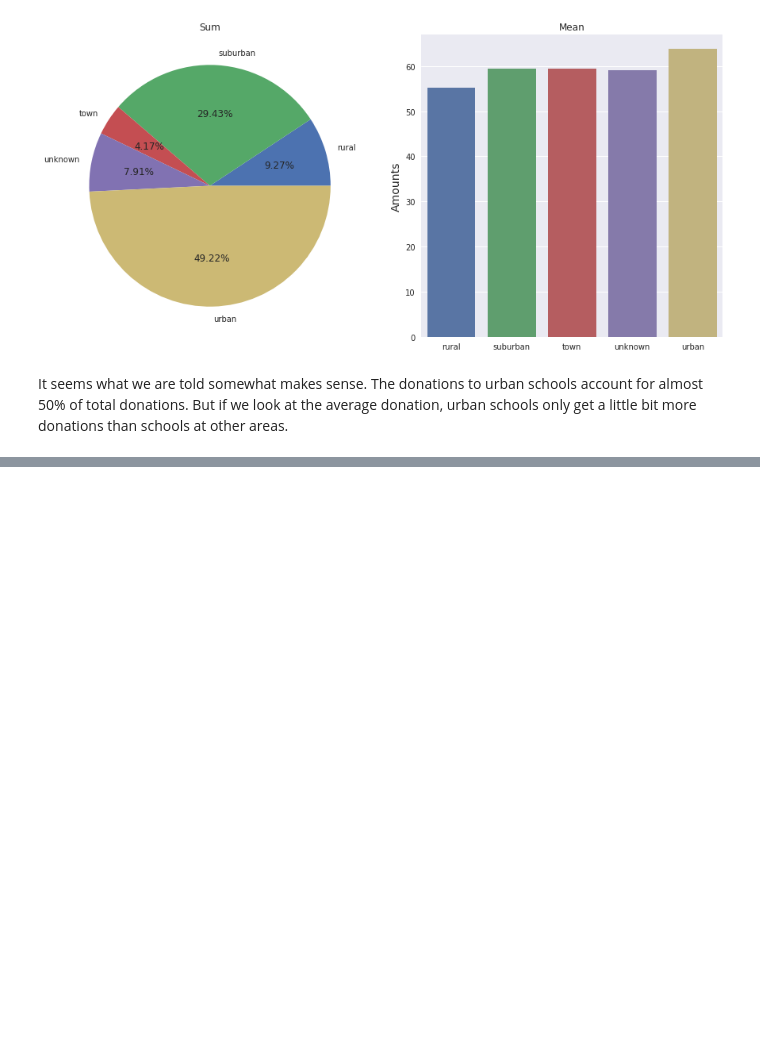
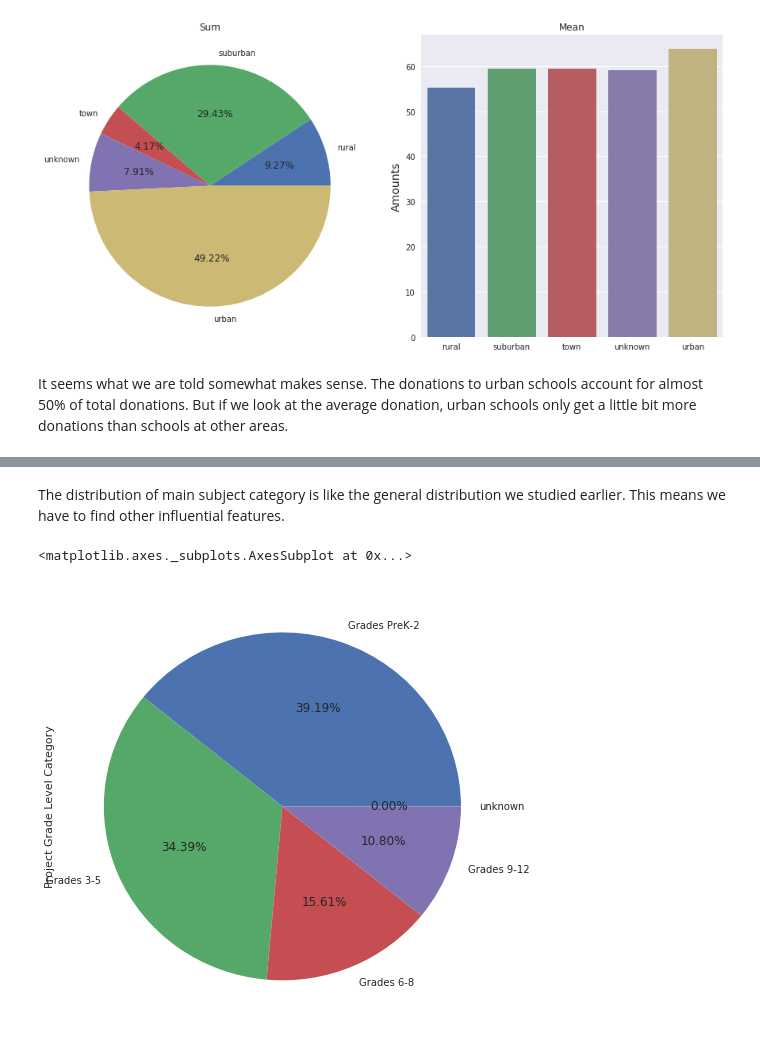
Before and after one commit to nrgdoublex/EDA_DonorsChoose, a Jupyter notebook: EDA.ipynb, the cells around one changed output, grey strips where cells are left out. Cells and saved outputs as stored; diff of their text form; code cells hidden in the pictures; blank space fills up the shorter version.

```diff
--- a/EDA.ipynb
+++ b/EDA.ipynb
@@ -1654,0 +1238,7 @@ plt.plot([None]*(len(y)-test_size) + [x[0] for x in prediction],color='red')
+# %% [markdown]
+The distribution of main subject category is like the general distribution we studied earlier. This means we have to find other influential features.
+# %%
+frequent_donor_projects['Project Grade Level Category'].value_counts().plot(kind='pie',autopct="%.2f%%",figsize=(8,8))
+# %% [output]
+<matplotlib.axes._subplots.AxesSubplot at 0x...>
+[figure, added]
```
Also changed, not shown: parts of 94 cells of this notebook, 1 other file.
